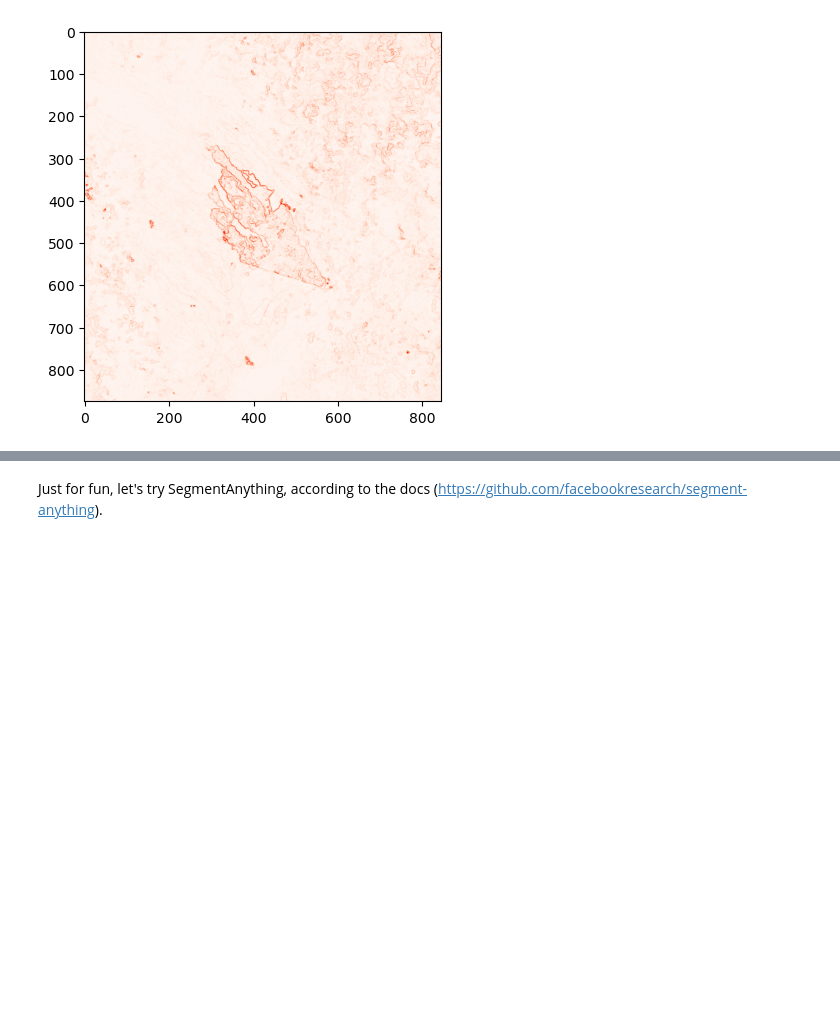
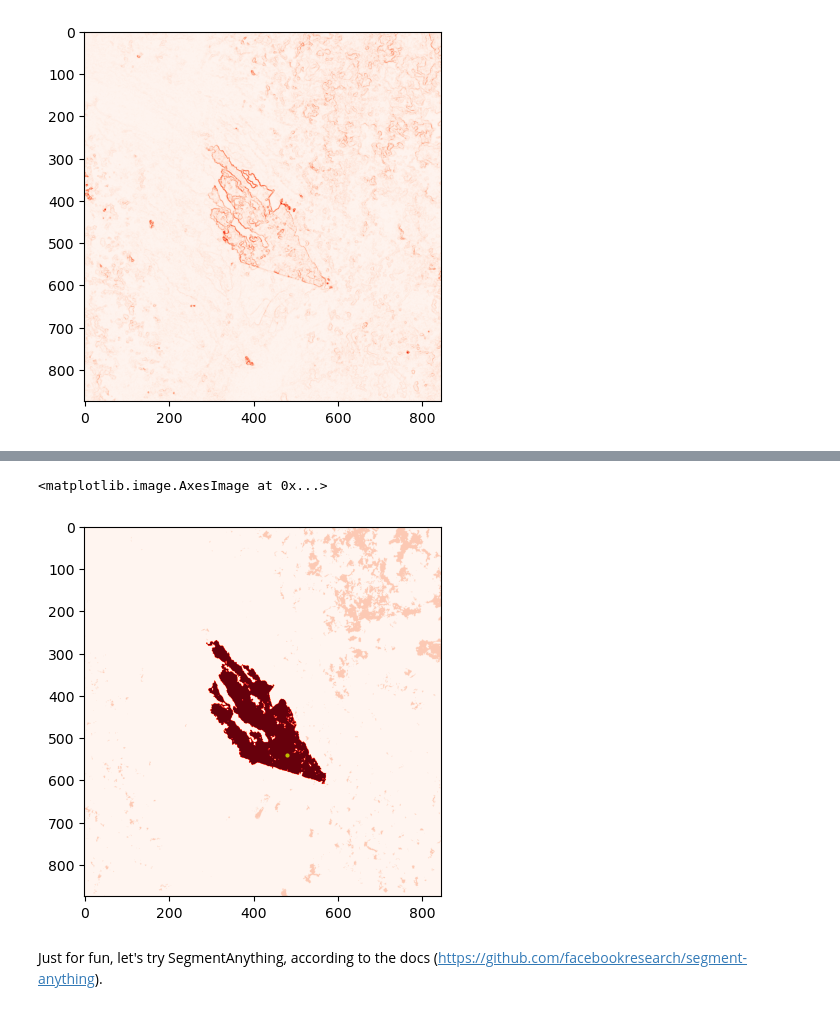
Before and after one commit to SchmidtDSE/burn-severity-mapping-poc, a Jupyter notebook: exploratory/derived_boundary_eda.ipynb, the cells around one changed output, grey strips where cells are left out. Saved outputs shown, nothing was run; the diff lists cells and outputs as text; code cells hidden in the pictures; blank space fills up the shorter version.

```diff
--- a/exploratory/derived_boundary_eda.ipynb
+++ b/exploratory/derived_boundary_eda.ipynb
@@ -189,3 +202,21 @@ plt.imshow(scar_sobel, cmap="Reds")
+# %%
+# Then, flood fill using a known origin point
+from skimage.segmentation import flood_fill
+
+rbr_otsu_int = rbr_otsu.astype(int)
+rbr_otsu_int
+
+origin = (540, 480)
+rbr_flood = flood_fill(rbr_otsu_int, origin, 5)
+
+# Plot the origin on the map
+plt.plot(origin[1], origin[0], 'yo', markersize=2)
+
+# Show the image
+plt.imshow(rbr_flood, cmap="Reds")
+# %% [output]
+<matplotlib.image.AxesImage at 0x...>
+[figure, added]
 # %% [markdown]
 Just for fun, let's try SegmentAnything, according to the docs (https://github.com/facebookresearch/segment-anything).
 # %%
```
Also changed, not shown: parts of 5 cells of this notebook, 1 other file.
